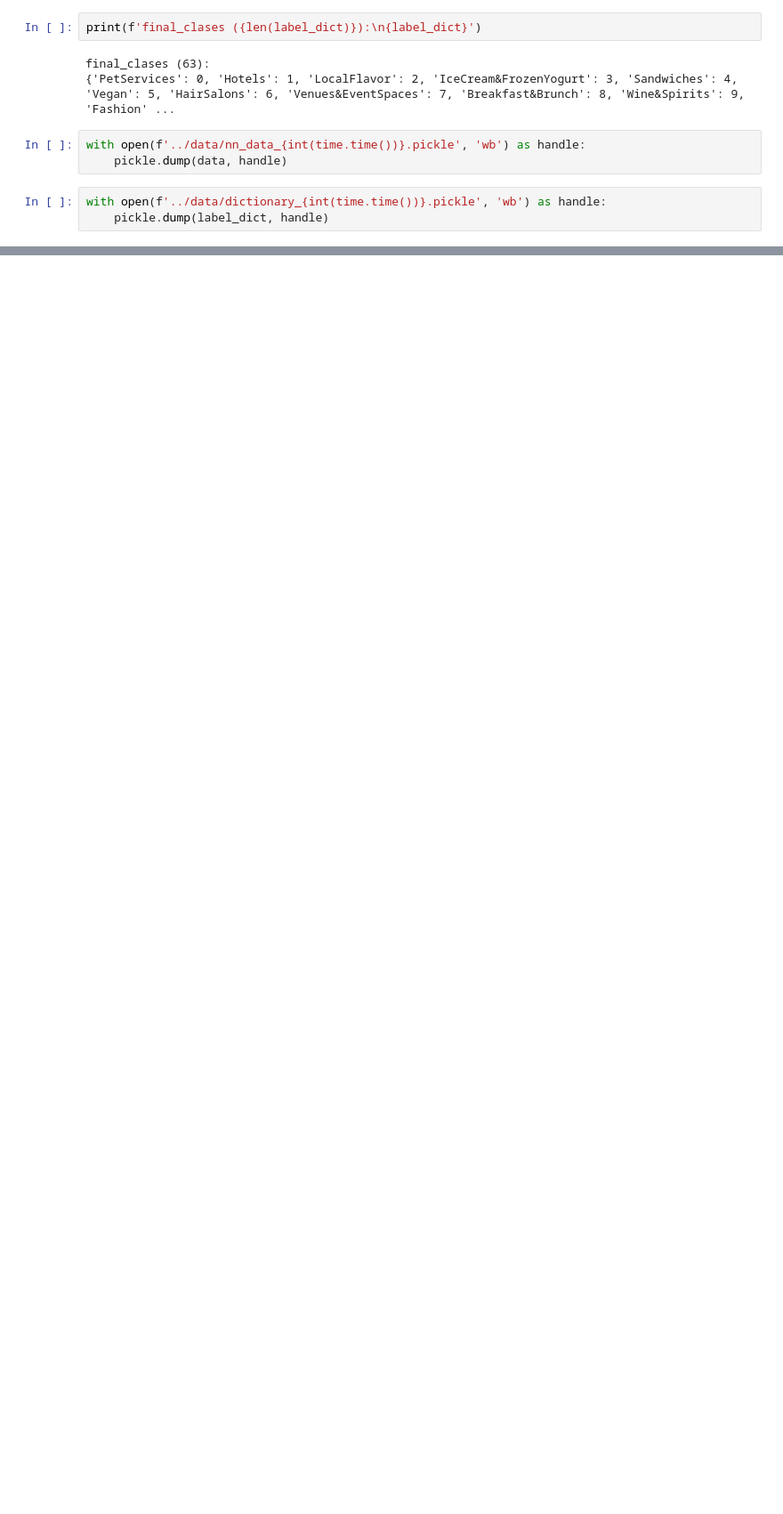
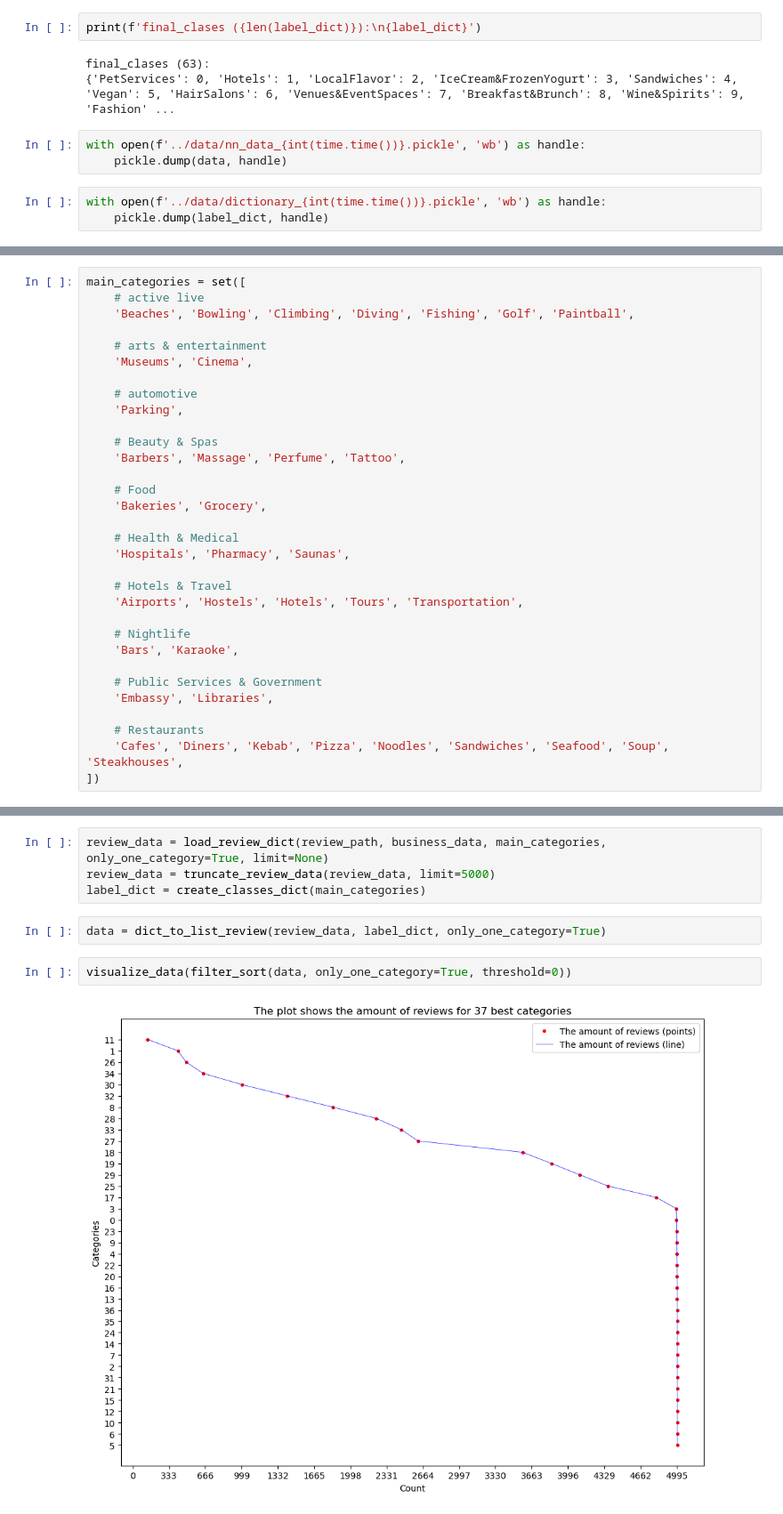
Before and after one commit to kbarszczak/Tourister, a Jupyter notebook: notebooks/yelp_dataset_processing.ipynb, the cells around one changed output, grey strips where cells are left out. Shown at 89% size. Saved outputs shown, nothing was run; the diff lists cells and outputs as text; blank space fills up the shorter version.

```diff
--- a/notebooks/yelp_dataset_processing.ipynb
+++ b/notebooks/yelp_dataset_processing.ipynb
@@ -209,0 +225,32 @@ with open(f'../data/dictionary_{int(time.time())}.pickle', 'wb') as handle:
+# %%
+main_categories = set([
+    # active live
+    'Beaches', 'Bowling', 'Climbing', 'Diving', 'Fishing', 'Golf', 'Paintball',
+
+    # arts & entertainment
+    'Museums', 'Cinema',
+
+    # automotive
+    'Parking',
+
+    # Beauty & Spas
+    'Barbers', 'Massage', 'Perfume', 'Tattoo',
+
+    # Food
+    'Bakeries', 'Grocery',
+
+    # Health & Medical
+    'Hospitals', 'Pharmacy', 'Saunas',
+
+    # Hotels & Travel
+    'Airports', 'Hostels', 'Hotels', 'Tours', 'Transportation',
+
+    # Nightlife
+    'Bars', 'Karaoke',
+
+    # Public Services & Government
+    'Embassy', 'Libraries',
+
+    # Restaurants
+    'Cafes', 'Diners', 'Kebab', 'Pizza', 'Noodles', 'Sandwiches', 'Seafood', 'Soup', 'Steakhouses',
+])
@@ -209,0 +261,10 @@ with open(f'../data/dictionary_{int(time.time())}.pickle', 'wb') as handle:
+# %%
+review_data = load_review_dict(review_path, business_data, main_categories, only_one_category=True, limit=None)
+review_data = truncate_review_data(review_data, limit=5000)
+label_dict = create_classes_dict(main_categories)
+# %%
+data = dict_to_list_review(review_data, label_dict, only_one_category=True)
+# %%
+visualize_data(filter_sort(data, only_one_category=True, threshold=0))
+# %% [output]
+[figure, added]
```
Also changed, not shown: parts of 9 cells of this notebook, 12 other files.
